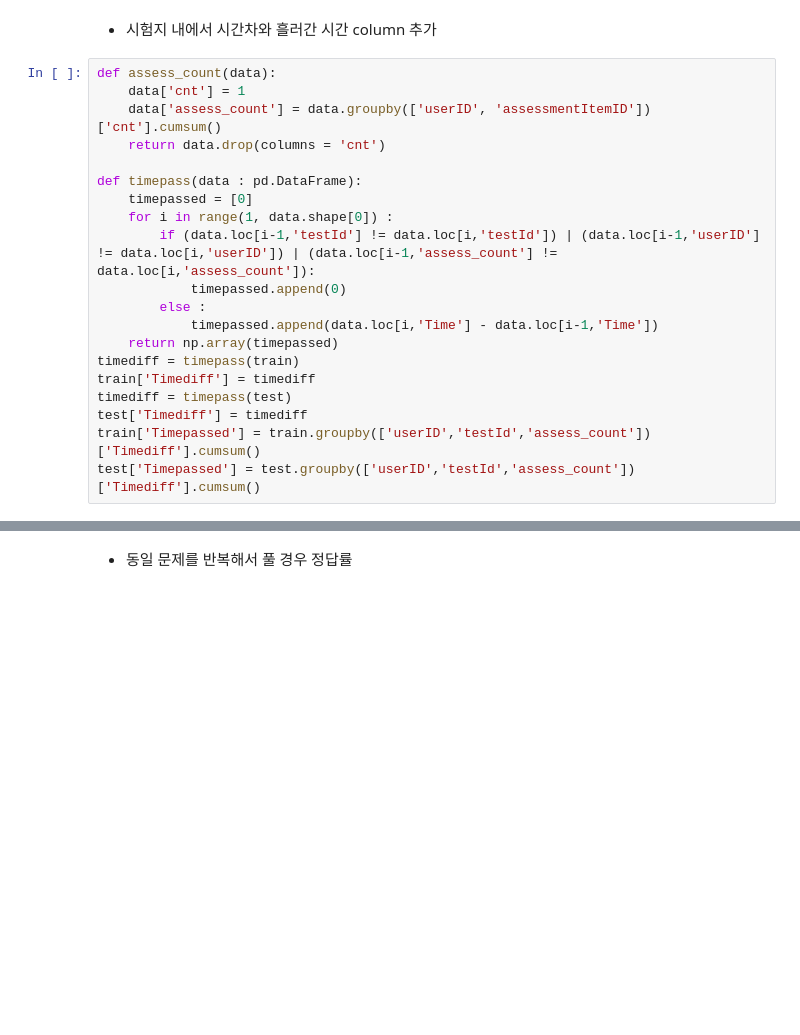
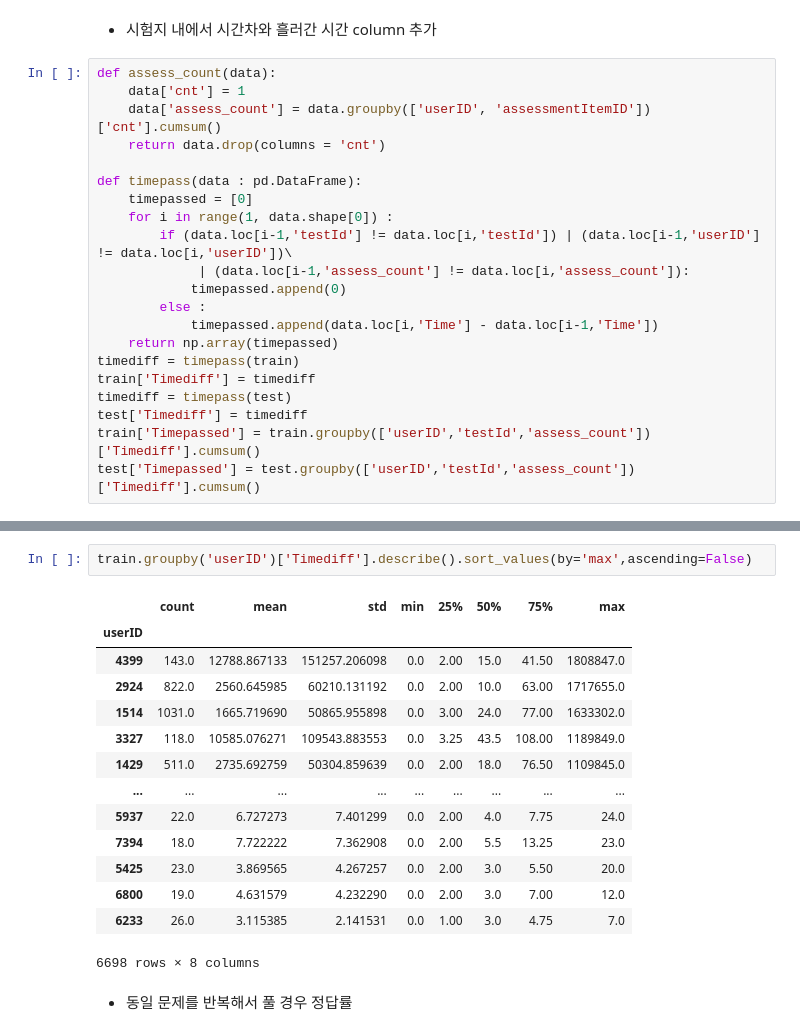
Before and after one commit to boostcampaitech4lv23recsys2/level2_dkt_recsys-level2-recsys-08, a Jupyter notebook: EDA/EDA_juj.ipynb, the cells around one changed output, grey strips where cells are left out. Saved outputs shown, nothing was run; the diff lists cells and outputs as text; blank space fills up the shorter version.

```diff
--- a/EDA/EDA_juj.ipynb
+++ b/EDA/EDA_juj.ipynb
@@ -196,7 +196,8 @@ def assess_count(data):
 def timepass(data : pd.DataFrame):
     timepassed = [0]
     for i in range(1, data.shape[0]) :
-        if (data.loc[i-1,'testId'] != data.loc[i,'testId']) | (data.loc[i-1,'userID'] != data.loc[i,'userID']) | (data.loc[i-1,'assess_count'] != data.loc[i,'assess_count']):
+        if (data.loc[i-1,'testId'] != data.loc[i,'testId']) | (data.loc[i-1,'userID'] != data.loc[i,'userID'])\
+             | (data.loc[i-1,'assess_count'] != data.loc[i,'assess_count']):
             timepassed.append(0)
         else :
             timepassed.append(data.loc[i,'Time'] - data.loc[i-1,'Time'])
@@ -210,3 +225,20 @@ test['Timepassed'] = test.groupby(['userID','testId','assess_count'])['Timediff'
+# %%
+train.groupby('userID')['Timediff'].describe().sort_values(by='max',ascending=False)
+# %% [output]
+|  | count | mean | std | min | 25% | 50% | 75% | max |
+| userID |  |  |  |  |  |  |  |  |
+| 4399 | 143.0 | 12788.867133 | 151257.206098 | 0.0 | 2.00 | 15.0 | 41.50 | 1808847.0 |
+| 2924 | 822.0 | 2560.645985 | 60210.131192 | 0.0 | 2.00 | 10.0 | 63.00 | 1717655.0 |
+| 1514 | 1031.0 | 1665.719690 | 50865.955898 | 0.0 | 3.00 | 24.0 | 77.00 | 1633302.0 |
+| 3327 | 118.0 | 10585.076271 | 109543.883553 | 0.0 | 3.25 | 43.5 | 108.00 | 1189849.0 |
+| 1429 | 511.0 | 2735.692759 | 50304.859639 | 0.0 | 2.00 | 18.0 | 76.50 | 1109845.0 |
+| ... | ... | ... | ... | ... | ... | ... | ... | ... |
+| 5937 | 22.0 | 6.727273 | 7.401299 | 0.0 | 2.00 | 4.0 | 7.75 | 24.0 |
+| 7394 | 18.0 | 7.722222 | 7.362908 | 0.0 | 2.00 | 5.5 | 13.25 | 23.0 |
+| 5425 | 23.0 | 3.869565 | 4.267257 | 0.0 | 2.00 | 3.0 | 5.50 | 20.0 |
+| 6800 | 19.0 | 4.631579 | 4.232290 | 0.0 | 2.00 | 3.0 | 7.00 | 12.0 |
+| 6233 | 26.0 | 3.115385 | 2.141531 | 0.0 | 1.00 | 3.0 | 4.75 | 7.0 |
+6698 rows × 8 columns
 # %% [markdown]
 - 동일 문제를 반복해서 풀 경우 정답률
 # %%
```
Also changed, not shown: parts of 1 cell of this notebook, 9 other files.
